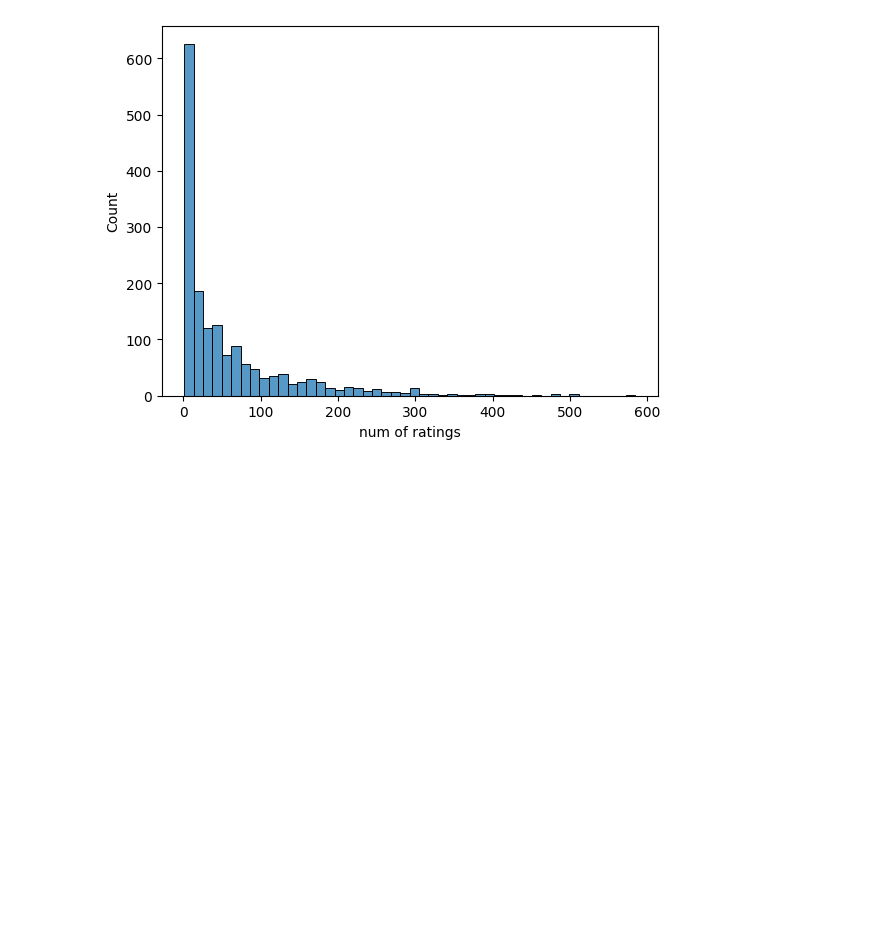
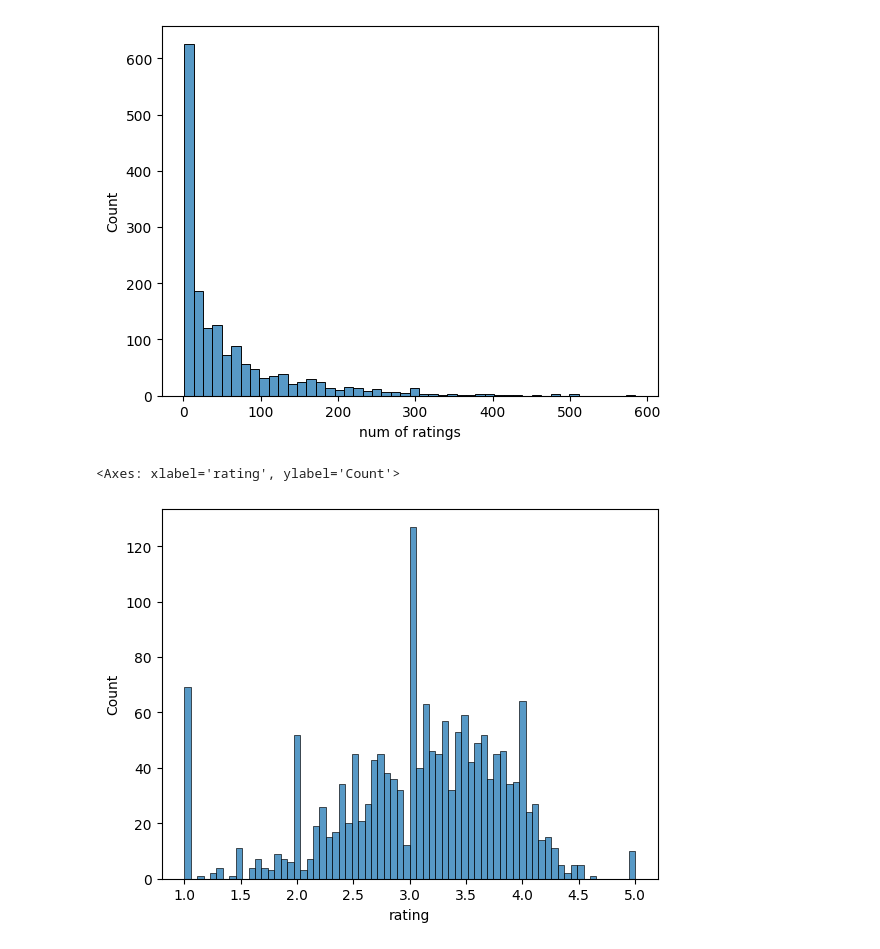
Before and after one commit to SiddheshDaphane/Python-for-data-science-and-machine-learning, a Jupyter notebook: 14. Recommender_System/1. Recommender_System.ipynb, the cells around one changed output. Drawn from its saved outputs; the diff is of its cells as text; code cells hidden in the pictures; blank space fills up the shorter version.

```diff
--- a/14. Recommender_System/1. Recommender_System.ipynb
+++ b/14. Recommender_System/1. Recommender_System.ipynb
@@ -125,3 +125,8 @@ sns.histplot(ratings['num of ratings'])
 # %% [output]
 <Axes: xlabel='num of ratings', ylabel='Count'>
 [figure]
+# %%
+sns.histplot(ratings['rating'], bins=70)
+# %% [output]
+<Axes: xlabel='rating', ylabel='Count'>
+[figure, added]
```
Also changed, not shown: parts of 8 cells of this notebook.
